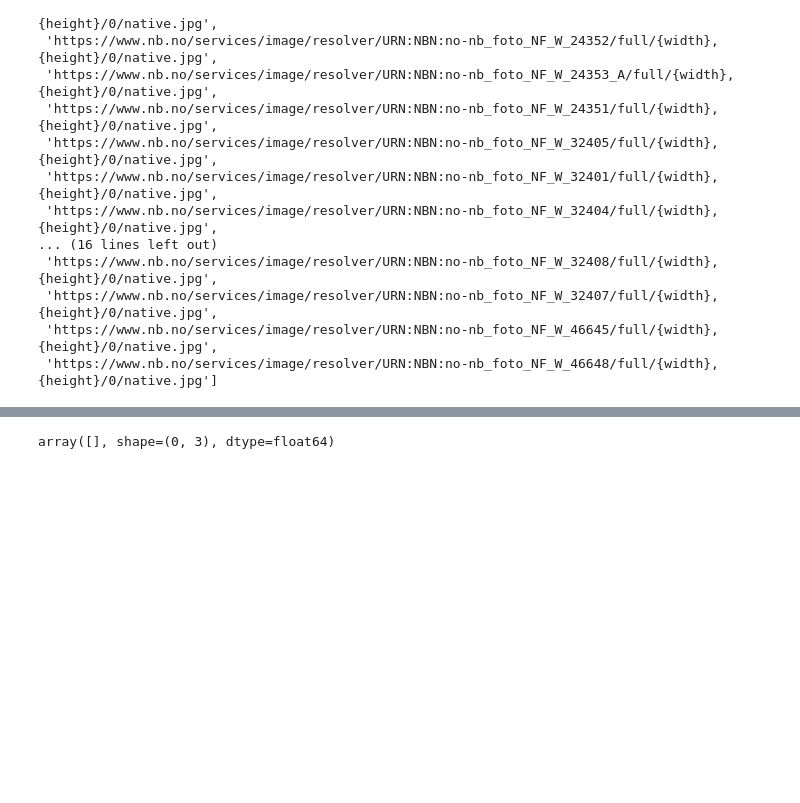
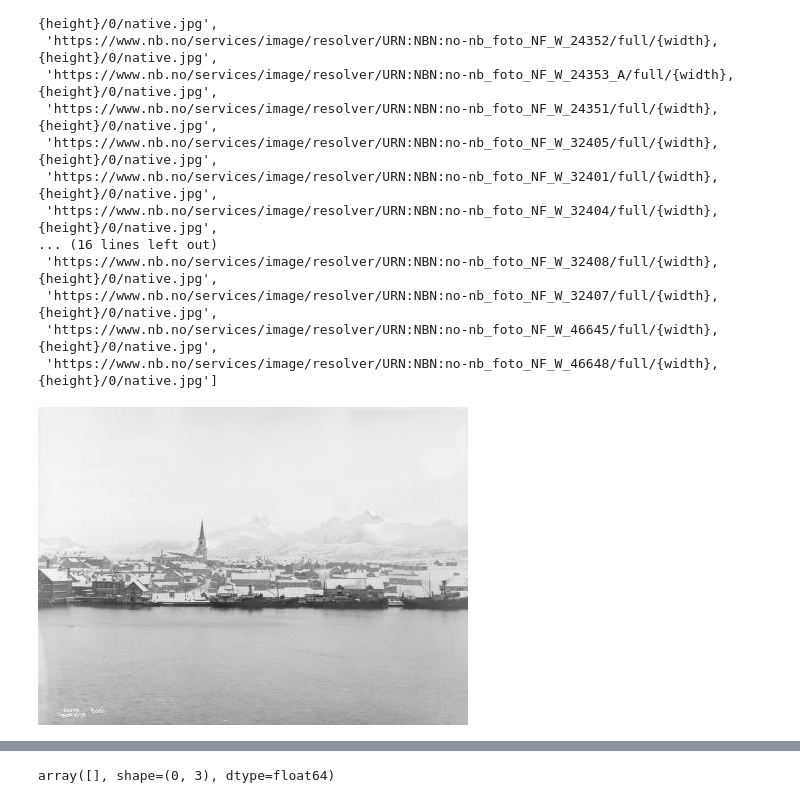
Before and after one commit to Yoonsen/Pictures, a Jupyter notebook: eksempler-skimage.ipynb, the cells around one changed output, grey strips where cells are left out. Saved outputs shown, nothing was run; the diff lists cells and outputs as text; code cells hidden in the pictures; blank space fills up the shorter version.

```diff
--- a/eksempler-skimage.ipynb
+++ b/eksempler-skimage.ipynb
@@ -30,6 +30,10 @@ r
  'https://www.nb.no/services/image/resolver/URN:NBN:no-nb_foto_NF_W_46648/full/{width},{height}/0/native.jpg']
 # %%
 p = get_picture_from_url(r[0], width=500)
+# %%
+p
+# %% [output]
+[figure, added]
 # %%
 get_metadata_from_url(r[0])
 # %% [output]
```
Also changed, not shown: parts of 1 cell of this notebook, 3 other files.
